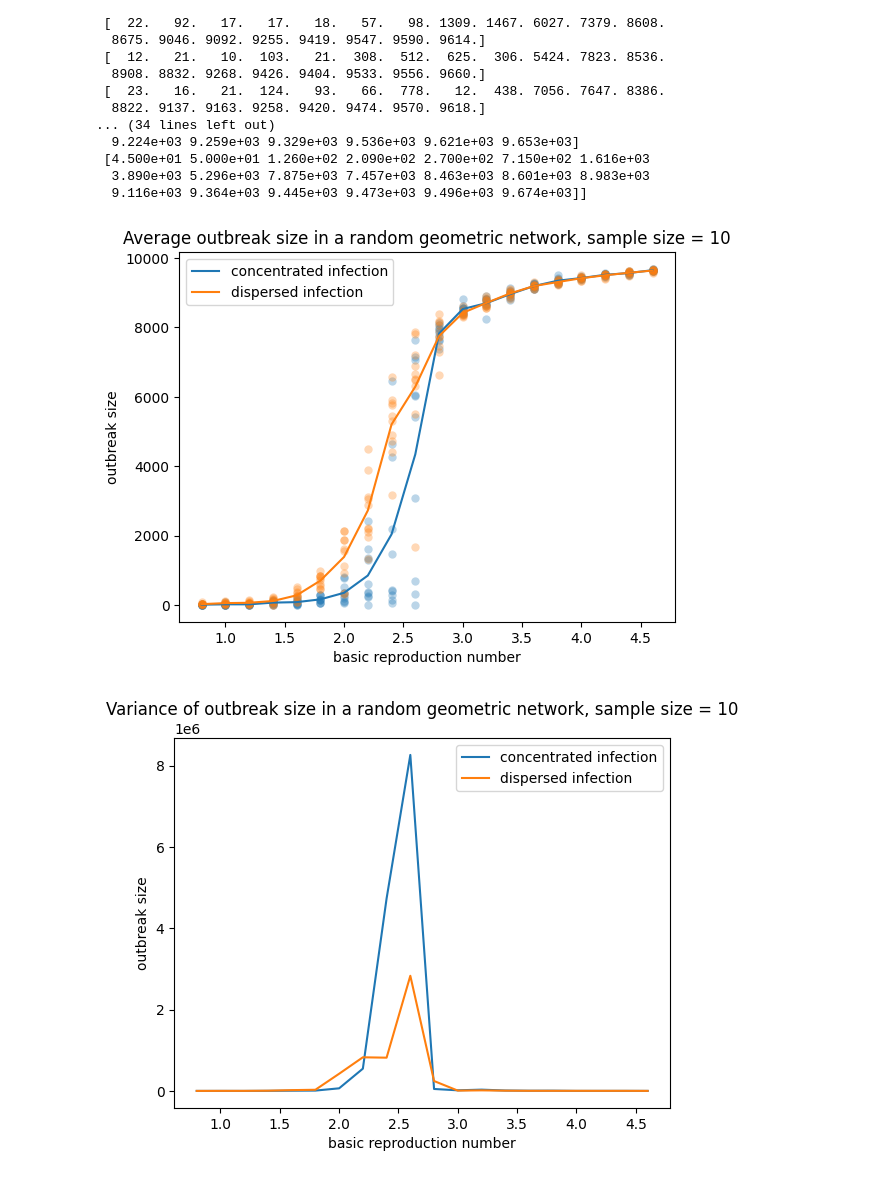
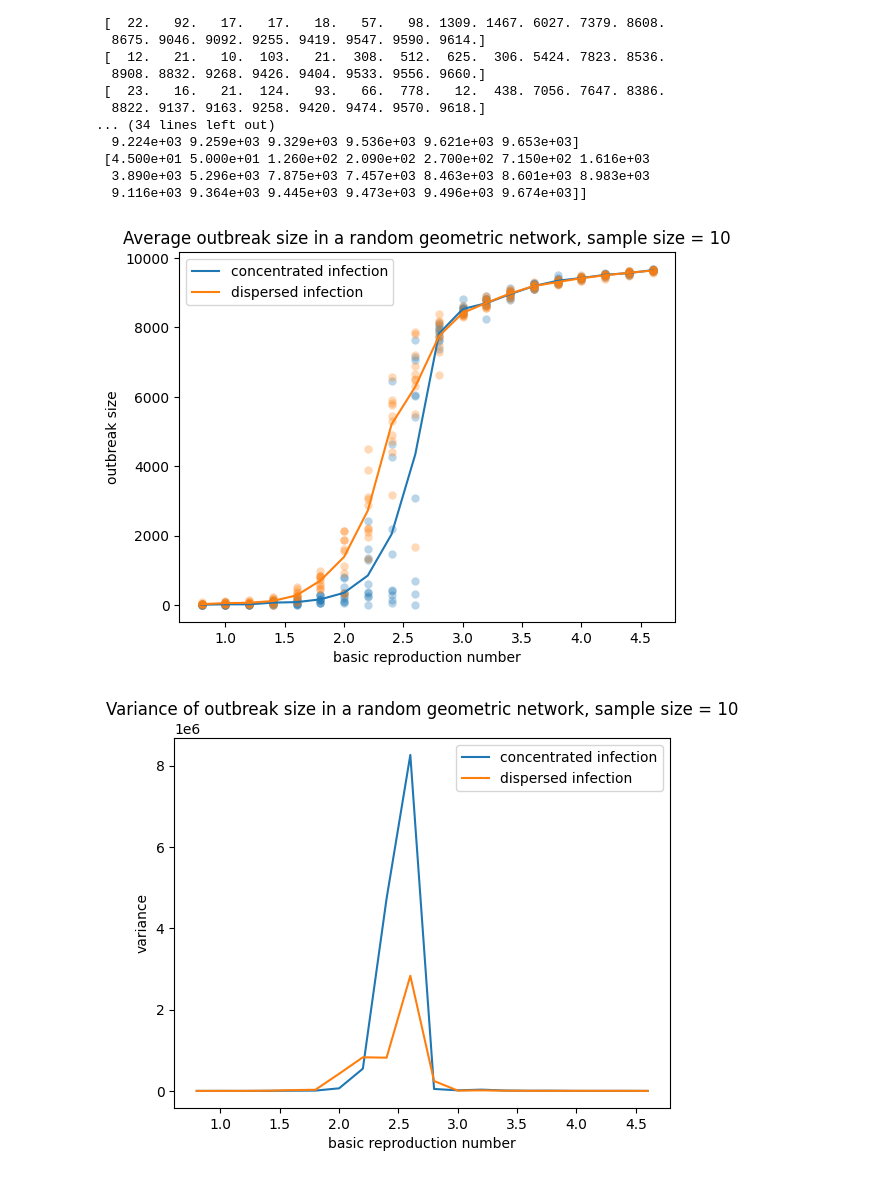
Before and after one commit to ChloeYiu/Network-Friendship-Disease, a Jupyter notebook: final_report.ipynb, the cells around one changed output. Cells and saved outputs as stored; diff of their text form; code cells hidden in the pictures.

```diff
--- a/final_report.ipynb
+++ b/final_report.ipynb
@@ -124,6 +124,7 @@ def find_basic_reproduction_number(infection_probi, recovery_probi):
 initial_infection = 0.001
 infection_probability = 0.3
 infection_probability_small = 0.01
+infection_probability_mid = 0.025
 recovery_probability = 0.1
 sample_size = 50
 max_size = 1000
@@ -320,0 +431,24 @@ plt.show()
+# %%
+basic_reproduction_number_array = np.arange(0.8, 4.8, 0.2)
+sample_size = 10
+# %%
+infection_peak_val_c = np.zeros((sample_size, len(basic_reproduction_number_array)))
+infection_peak_time_c = np.zeros((sample_size, len(basic_reproduction_number_array)))
+
+infection_peak_val_d = np.zeros((sample_size, len(basic_reproduction_number_array)))
+infection_peak_time_d = np.zeros((sample_size, len(basic_reproduction_number_array)))
+# %%
+for sample_num in range(sample_size):
+    for concentrated in [False, True]:
+        for r_num, basic_reproduction_number in enumerate(basic_reproduction_number_array):
+            print(sample_num, basic_reproduction_number)
+            infection_probability_brn = basic_reproduction_number * recovery_probability / k_avg
+            rgg = nx.random_geometric_graph(num_nodes, radius, pos={i: nodes_positions[i] for i in range(num_nodes)})
+            infectious_rgg = Infectious_Network(rgg, infection_probability_brn, recovery_probability, initial_infection, concentrated)
+            S, I, R = infectious_rgg.increment_till_extinction()
+            if concentrated:
+                infection_peak_val_c[sample_num][r_num] = np.max(I)
+                infection_peak_time_c[sample_num][r_num] = np.argmax(I)
+            else:
+                infection_peak_val_d[sample_num][r_num] = np.max(I)
+                infection_peak_time_d[sample_num][r_num] = np.argmax(I)
@@ -394,34 +553,34 @@ plt.xlabel("basic reproduction number")
 plt.ylabel("outbreak size")
 plt.show()
 
 plt.plot(basic_reproduction_number_array, var_outbreak_size_c, label="concentrated infection")
 plt.plot(basic_reproduction_number_array, var_outbreak_size_d, label="dispersed infection")
 plt.legend()
 plt.title(f"Variance of outbreak size in a random geometric network, sample size = {sample_size}")
 plt.xlabel("basic reproduction number")
-plt.ylabel("outbreak size")
+plt.ylabel("variance")
 plt.show()
 
 for sample_num in range(sample_size):
     plt.scatter(basic_reproduction_number_array, outbreak_extinction_time_c[sample_num], lw = 0, alpha = alpha, color="#1f77b4")
 plt.plot(basic_reproduction_number_array, average_outbreak_extinction_time_c, label="concentrated infection")
 
 for sample_num in range(sample_size):
     plt.scatter(basic_reproduction_number_array, outbreak_extinction_time_d[sample_num], lw = 0, alpha = alpha, color="#ff7f0e")
 plt.plot(basic_reproduction_number_array, average_outbreak_extinction_time_d, label="dispersed infection")
 plt.legend()
 plt.title(f"Average extinction time in a random geometric network, sample size = {sample_size}")
 plt.xlabel("basic reproduction number")
-plt.ylabel("outbreak size")
+plt.ylabel("extinction time")
 plt.show()
 
 plt.plot(basic_reproduction_number_array, var_outbreak_extinction_time_c, label="concentrated infection")
 plt.plot(basic_reproduction_number_array, var_outbreak_extinction_time_d, label="dispersed infection")
 plt.legend()
 plt.title(f"Variance of extinction time in a random geometric network, sample size = {sample_size}")
 plt.xlabel("basic reproduction number")
-plt.ylabel("outbreak size")
+plt.ylabel("variance")
 plt.show()
 # %% [output]
 [figure]
-[figure, old version]
+[figure, new version]
```
Also changed, not shown: parts of 12 cells of this notebook, 1 other file.
